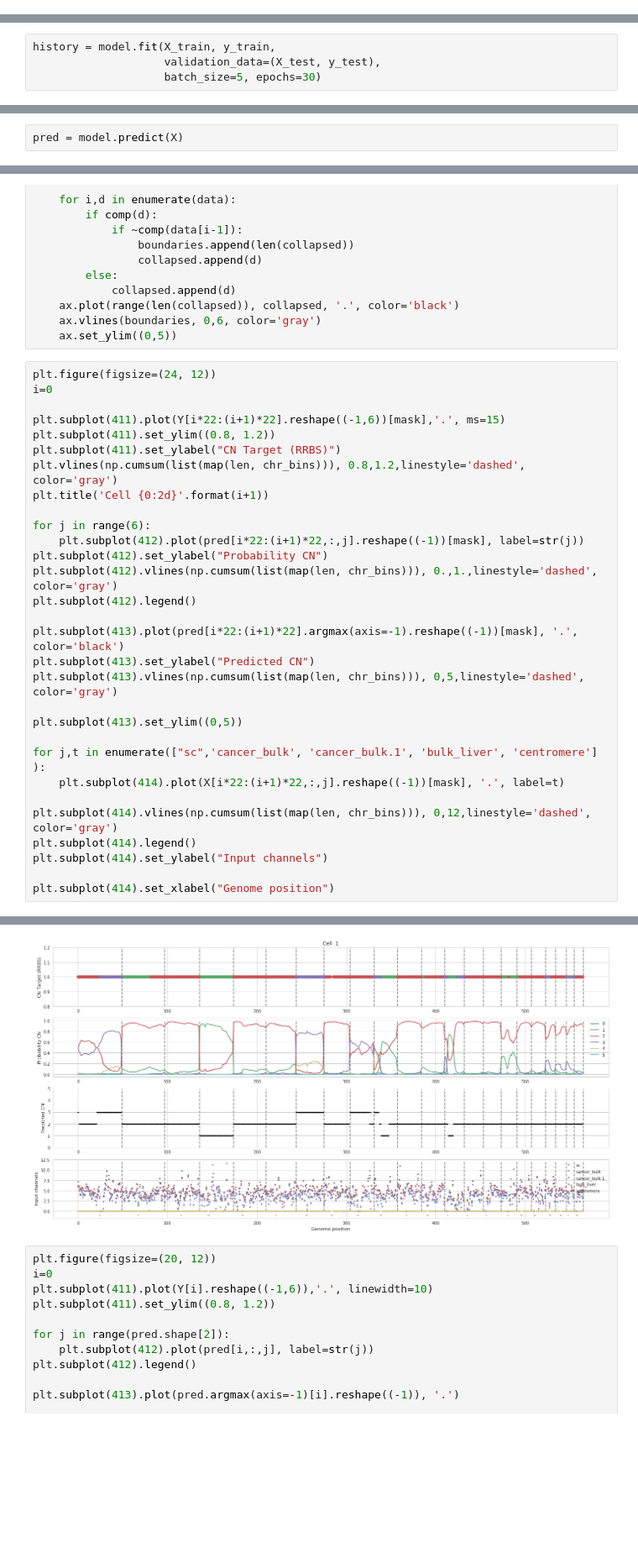
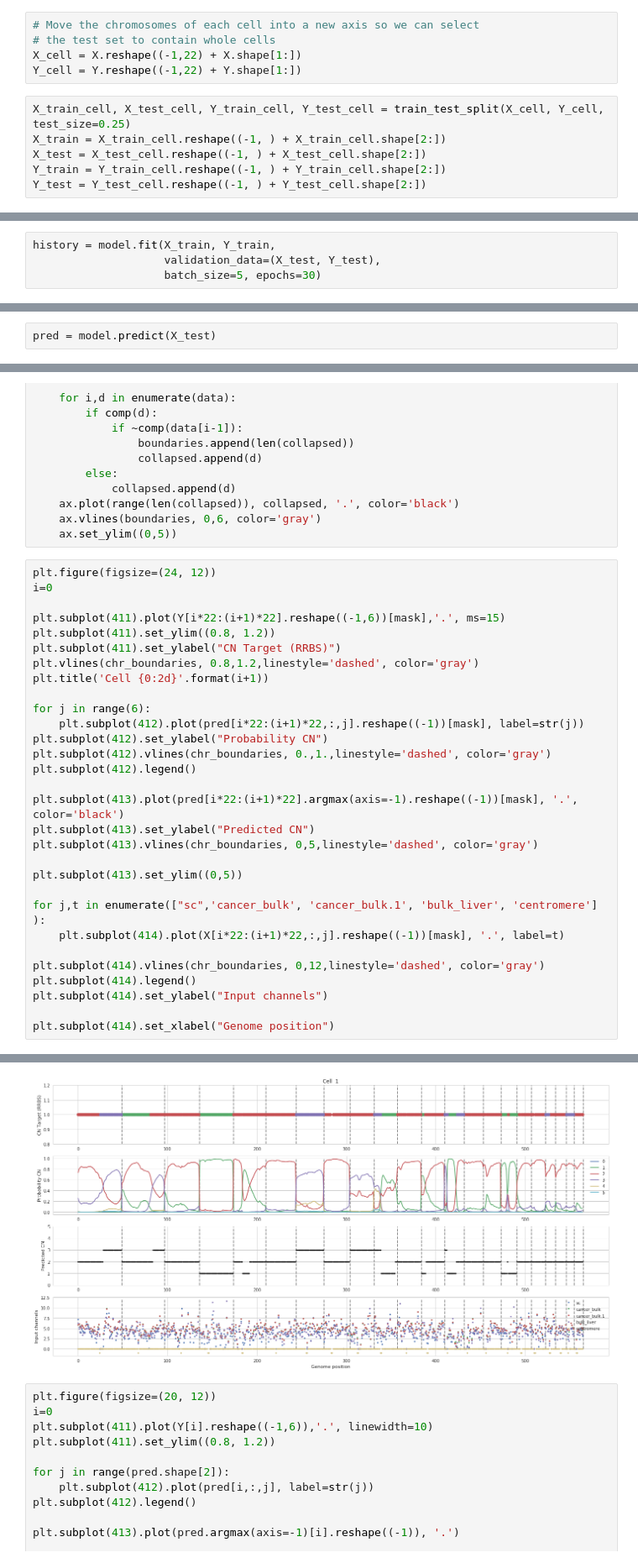
Before and after one commit to dnlbunting/rna2cn, a Jupyter notebook: notebooks/LSTM.ipynb, the cells around one changed output, grey strips where cells are left out. Shown at 84% size. Cells and saved outputs as stored; diff of their text form; blank space fills up the shorter version.

```diff
--- a/notebooks/LSTM.ipynb
+++ b/notebooks/LSTM.ipynb
@@ -181 +38,12 @@ X_train, X_test, y_train, y_test = train_test_split(X,Y, test_size=0.25)
+# %%
+# Move the chromosomes of each cell into a new axis so we can select
+# the test set to contain whole cells
+X_cell = X.reshape((-1,22) + X.shape[1:])
+Y_cell = Y.reshape((-1,22) + Y.shape[1:])
+# %%
+X_train_cell, X_test_cell, Y_train_cell, Y_test_cell = train_test_split(X_cell, Y_cell, test_size=0.25)
+X_train = X_train_cell.reshape((-1, ) + X_train_cell.shape[2:])
+X_test = X_test_cell.reshape((-1, ) + X_test_cell.shape[2:])
+Y_train = Y_train_cell.reshape((-1, ) + Y_train_cell.shape[2:])
+Y_test = Y_test_cell.reshape((-1, ) + Y_test_cell.shape[2:])
 # %% [markdown]
@@ -202,7 +70,7 @@ model.compile(loss='categorical_crossentropy',
               optimizer='adam',
               metrics=['accuracy', 'mse'])
 # %%
-history = model.fit(X_train, y_train,
-                    validation_data=(X_test, y_test),
+history = model.fit(X_train, Y_train,
+                    validation_data=(X_test, Y_test),
                     batch_size=5, epochs=30)
 # %% [output]
@@ -237,3 +107,3 @@ plt.legend()
 # %%
-pred = model.predict(X)
+pred = model.predict(X_test)
 # %%
@@ -280,36 +151,36 @@ def plot_genome(data, ax=None, pad=float('nan')):
 # %%
 plt.figure(figsize=(24, 12))
 i=0
 
 plt.subplot(411).plot(Y[i*22:(i+1)*22].reshape((-1,6))[mask],'.', ms=15)
 plt.subplot(411).set_ylim((0.8, 1.2))
 plt.subplot(411).set_ylabel("CN Target (RRBS)")
-plt.vlines(np.cumsum(list(map(len, chr_bins))), 0.8,1.2,linestyle='dashed', color='gray')
+plt.vlines(chr_boundaries, 0.8,1.2,linestyle='dashed', color='gray')
 plt.title('Cell {0:2d}'.format(i+1))
 
 for j in range(6):
     plt.subplot(412).plot(pred[i*22:(i+1)*22,:,j].reshape((-1))[mask], label=str(j))
 plt.subplot(412).set_ylabel("Probability CN")
-plt.subplot(412).vlines(np.cumsum(list(map(len, chr_bins))), 0.,1.,linestyle='dashed', color='gray')
+plt.subplot(412).vlines(chr_boundaries, 0.,1.,linestyle='dashed', color='gray')
 plt.subplot(412).legend()
 
 plt.subplot(413).plot(pred[i*22:(i+1)*22].argmax(axis=-1).reshape((-1))[mask], '.', color='black')
 plt.subplot(413).set_ylabel("Predicted CN")
-plt.subplot(413).vlines(np.cumsum(list(map(len, chr_bins))), 0,5,linestyle='dashed', color='gray')
+plt.subplot(413).vlines(chr_boundaries, 0,5,linestyle='dashed', color='gray')
 
 plt.subplot(413).set_ylim((0,5))
 
 for j,t in enumerate(["sc",'cancer_bulk', 'cancer_bulk.1', 'bulk_liver', 'centromere'] ):
     plt.subplot(414).plot(X[i*22:(i+1)*22,:,j].reshape((-1))[mask], '.', label=t)
 
-plt.subplot(414).vlines(np.cumsum(list(map(len, chr_bins))), 0,12,linestyle='dashed', color='gray')
+plt.subplot(414).vlines(chr_boundaries, 0,12,linestyle='dashed', color='gray')
 plt.subplot(414).legend()
 plt.subplot(414).set_ylabel("Input channels")
 
 plt.subplot(414).set_xlabel("Genome position")
 # %% [output]
 <matplotlib.text.Text at 0x...>
-[figure, old version]
+[figure, new version]
 # %%
 plt.figure(figsize=(20, 12))
 i=0
```
Also changed, not shown: parts of 32 cells of this notebook, 1 other file.
